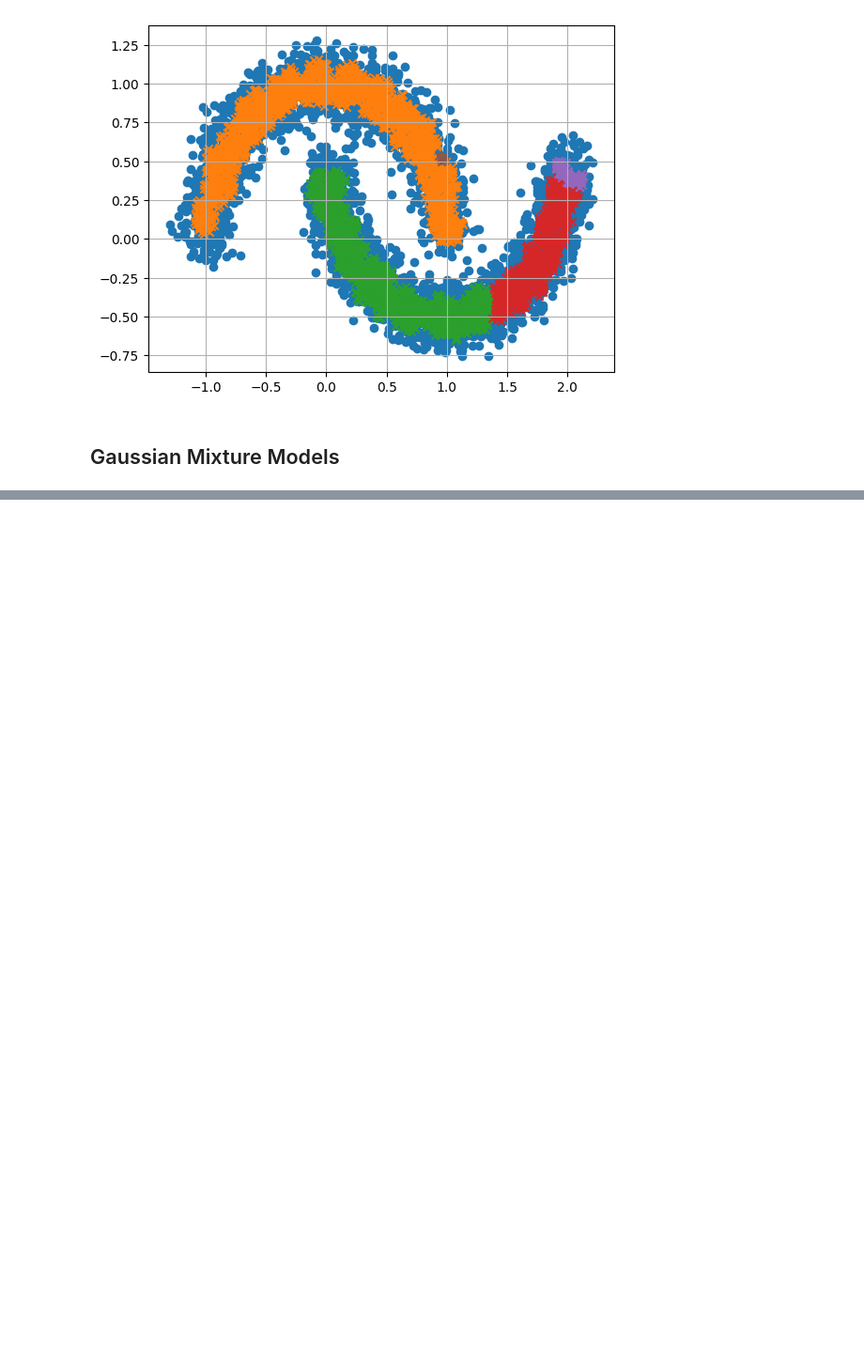
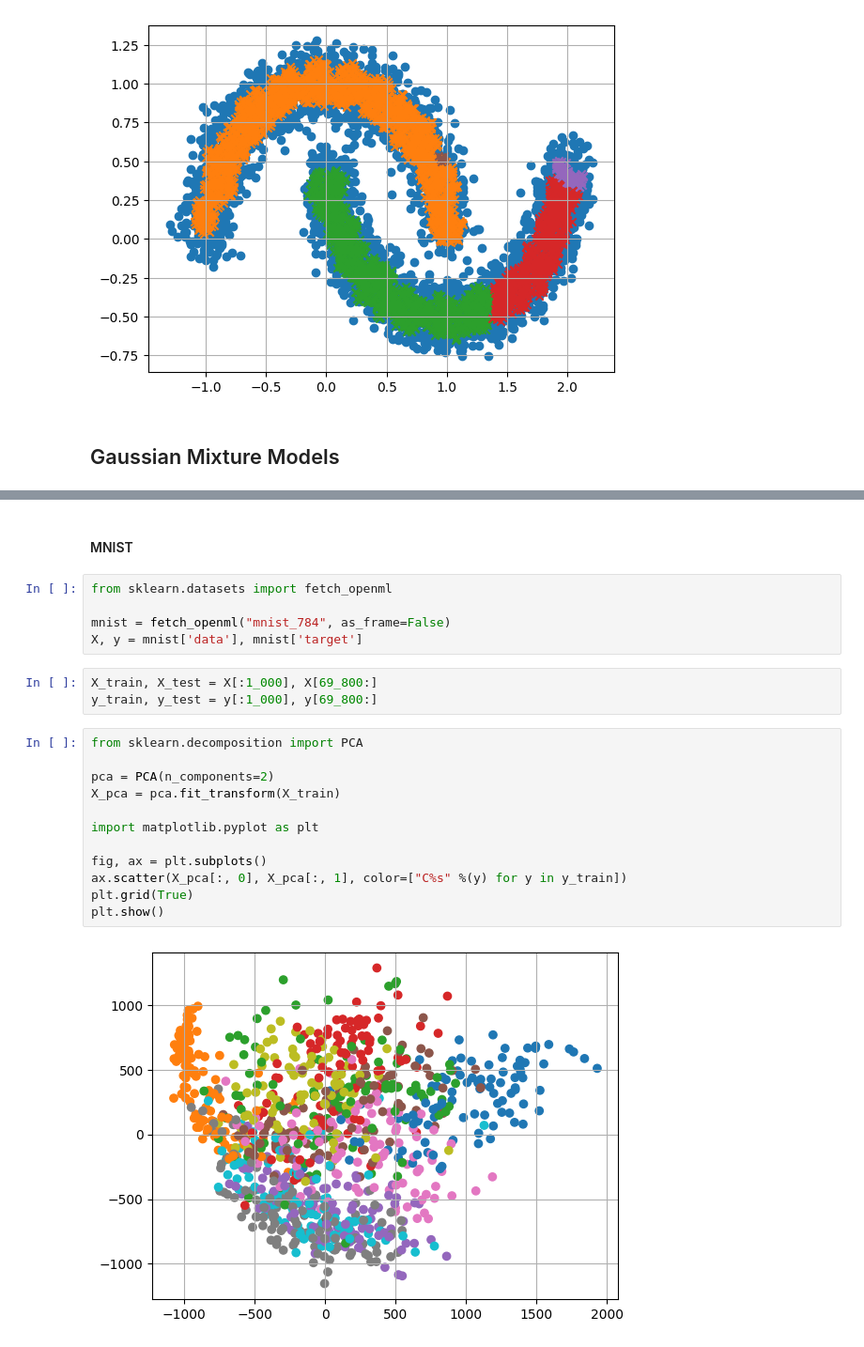
Before and after one commit to Edd17369/machine-learning, a Jupyter notebook: geron_Clustering.ipynb, the cells around one changed output, grey strips where cells are left out. Shown at 94% size. Drawn from its saved outputs; the diff is of its cells as text; blank space fills up the shorter version.

Commit message:
added mnist example to clustering

```diff
--- a/geron_Clustering.ipynb
+++ b/geron_Clustering.ipynb
@@ -242,0 +243,24 @@ print(X_new, y_new)
+# %% [markdown]
+#### MNIST
+# %%
+from sklearn.datasets import fetch_openml
+
+mnist = fetch_openml("mnist_784", as_frame=False)
+X, y = mnist['data'], mnist['target']
+# %%
+X_train, X_test = X[:1_000], X[69_800:]
+y_train, y_test = y[:1_000], y[69_800:]
+# %%
+from sklearn.decomposition import PCA
+
+pca = PCA(n_components=2)
+X_pca = pca.fit_transform(X_train)
+
+import matplotlib.pyplot as plt
+
+fig, ax = plt.subplots()
+ax.scatter(X_pca[:, 0], X_pca[:, 1], color=["C%s" %(y) for y in y_train])
+plt.grid(True)
+plt.show()
+# %% [output]
+[figure, added]
```
Also changed, not shown: parts of 17 cells of this notebook, 1 other file.
